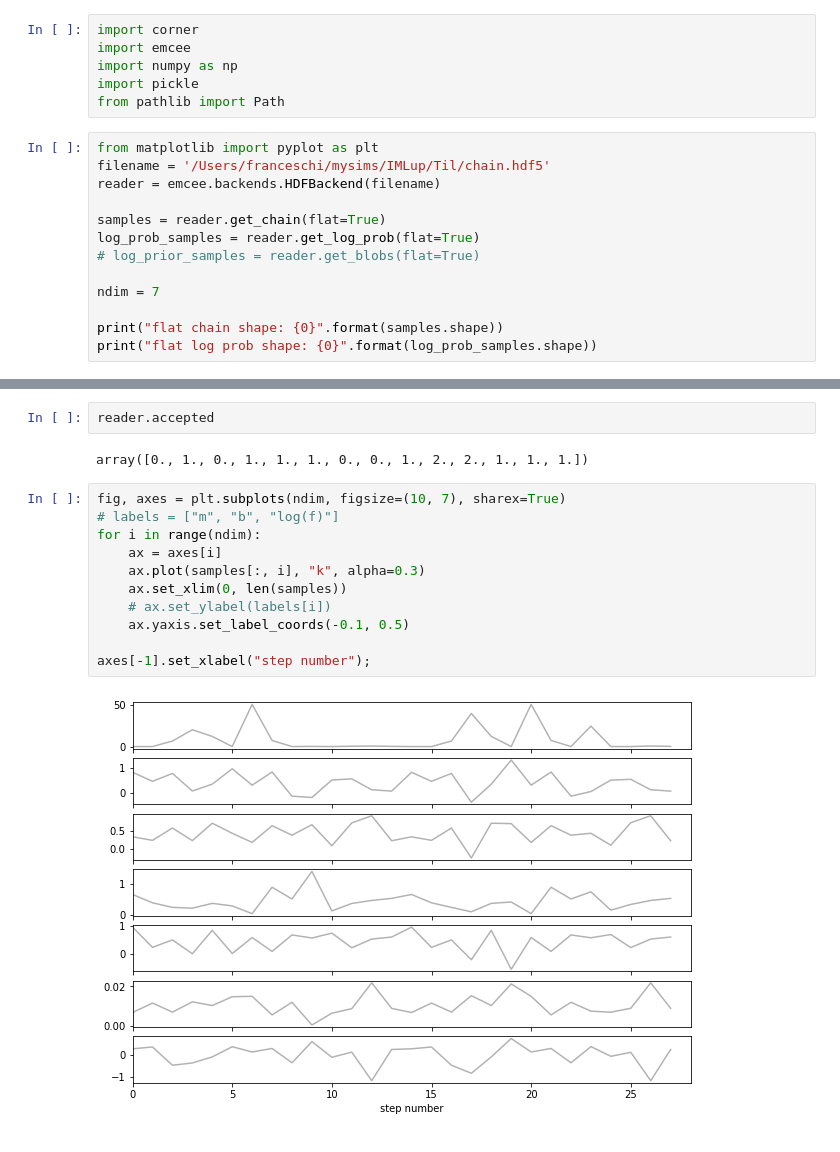
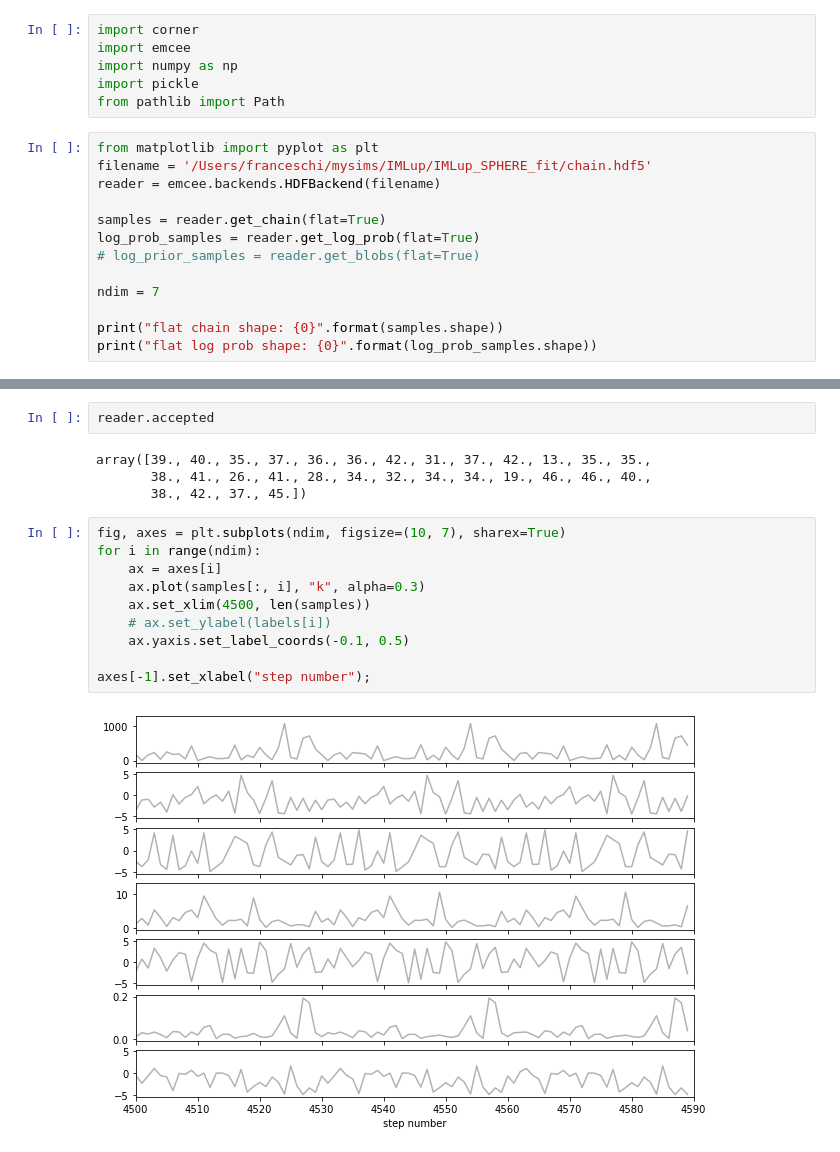
Before and after one commit to rfranceschi/IMLup_SPHERE_fit, a Jupyter notebook: HDF_reader.ipynb, the cells around one changed output, grey strips where cells are left out. Cells and saved outputs as stored; diff of their text form.

```diff
--- a/HDF_reader.ipynb
+++ b/HDF_reader.ipynb
@@ -6,7 +6,7 @@ import pickle
 from pathlib import Path
 # %%
 from matplotlib import pyplot as plt
-filename = '/Users/franceschi/mysims/IMLup/Til/chain.hdf5'
+filename = '/Users/franceschi/mysims/IMLup/IMLup_SPHERE_fit/chain.hdf5'
 reader = emcee.backends.HDFBackend(filename)
 
 samples = reader.get_chain(flat=True)
@@ -49,18 +35,19 @@ WARNING:root:Too few points to create valid contours
 # %%
 reader.accepted
 # %% [output]
-array([0., 1., 0., 1., 1., 1., 0., 0., 1., 2., 2., 1., 1., 1.])
+array([39., 40., 35., 37., 36., 36., 42., 31., 37., 42., 13., 35., 35.,
+       38., 41., 26., 41., 28., 34., 32., 34., 34., 19., 46., 46., 40.,
+       38., 42., 37., 45.])
 # %%
 fig, axes = plt.subplots(ndim, figsize=(10, 7), sharex=True)
-# labels = ["m", "b", "log(f)"]
 for i in range(ndim):
     ax = axes[i]
     ax.plot(samples[:, i], "k", alpha=0.3)
-    ax.set_xlim(0, len(samples))
+    ax.set_xlim(4500, len(samples))
     # ax.set_ylabel(labels[i])
     ax.yaxis.set_label_coords(-0.1, 0.5)
 
 axes[-1].set_xlabel("step number");
 # %% [output]
-[figure, old version]
+[figure, new version]
 # %%
```
Also changed, not shown: parts of 4 cells of this notebook, 1 other file.
